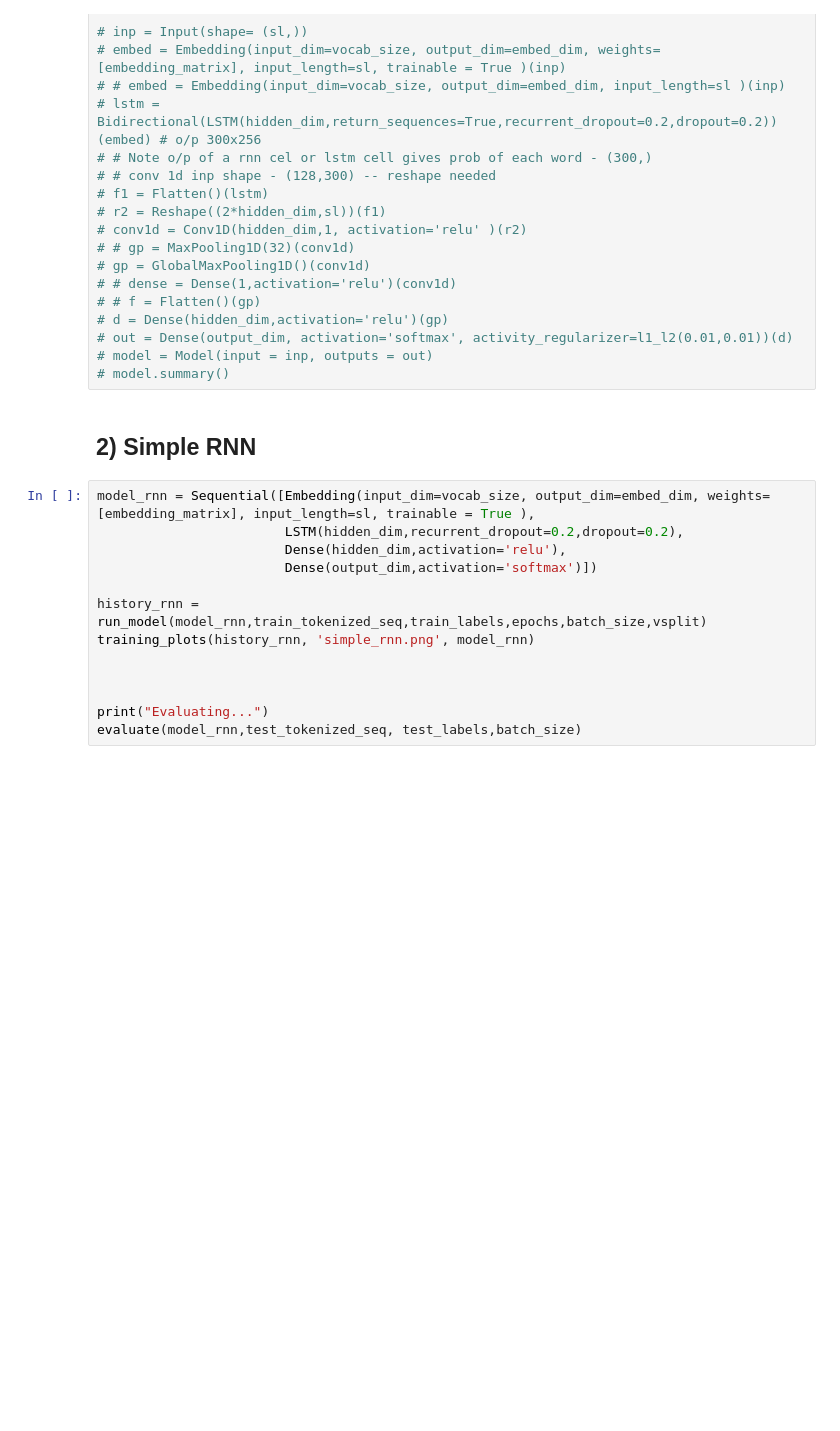
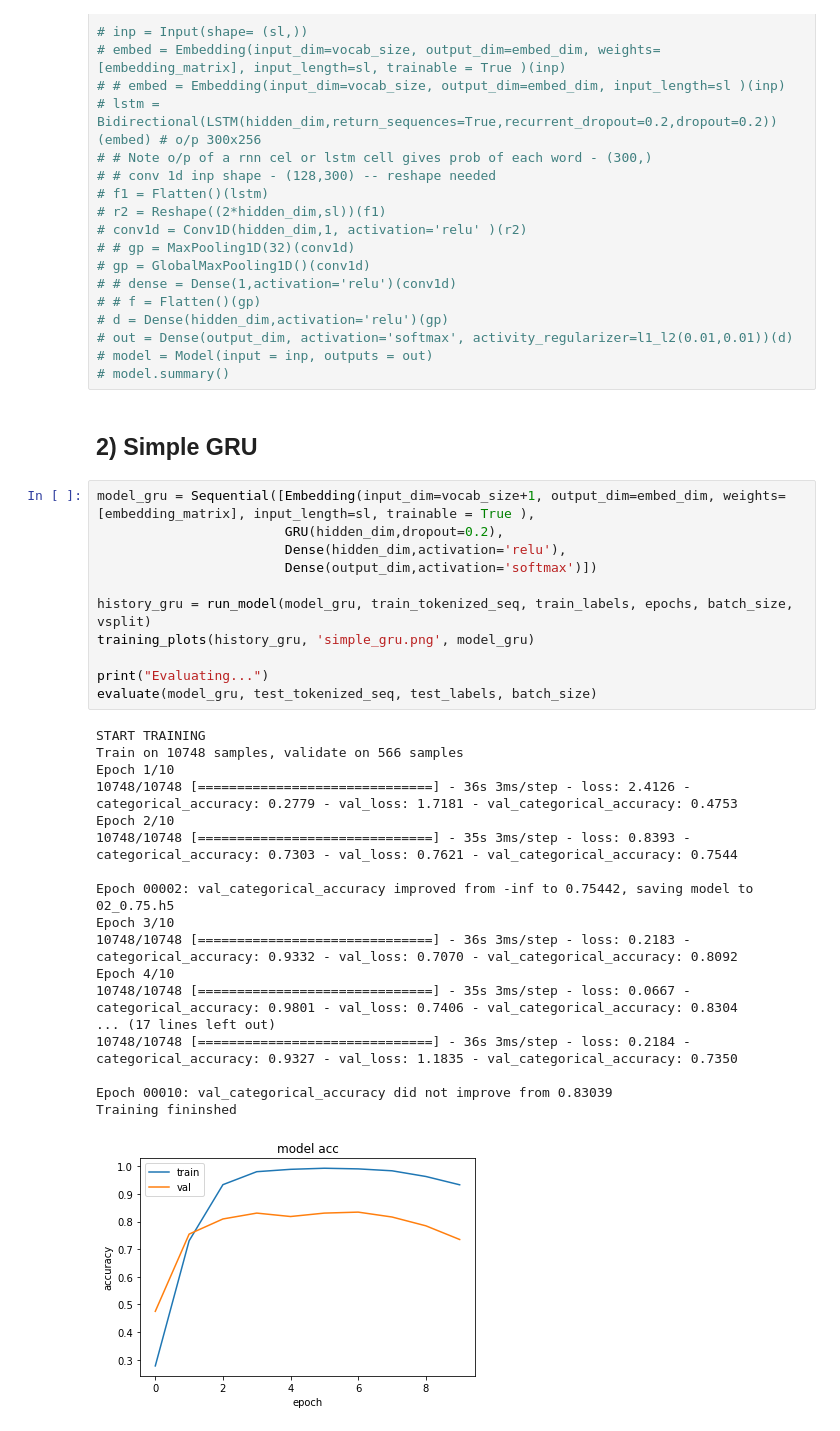
Before and after one commit to QuickLearner171998/Weighted-RNN-for-News-Text-Classification, a Jupyter notebook: WRNN_News_Text_Classification.ipynb, the cells around one changed output. Drawn from its saved outputs; the diff is of its cells as text; blank space fills up the shorter version.

```diff
--- a/WRNN_News_Text_Classification.ipynb
+++ b/WRNN_News_Text_Classification.ipynb
@@ -455,17 +502,34 @@ Epoch 3/10
 # model = Model(input = inp, outputs = out)
 # model.summary()
 # %% [markdown]
-## 2) Simple RNN
+## 2) Simple  GRU
 # %%
-model_rnn = Sequential([Embedding(input_dim=vocab_size, output_dim=embed_dim, weights= [embedding_matrix], input_length=sl, trainable = True ),
-                        LSTM(hidden_dim,recurrent_dropout=0.2,dropout=0.2),
+model_gru = Sequential([Embedding(input_dim=vocab_size+1, output_dim=embed_dim, weights= [embedding_matrix], input_length=sl, trainable = True ),
+                        GRU(hidden_dim,dropout=0.2),
                         Dense(hidden_dim,activation='relu'),
                         Dense(output_dim,activation='softmax')])
 
-history_rnn = run_model(model_rnn,train_tokenized_seq,train_labels,epochs,batch_size,vsplit)
-training_plots(history_rnn, 'simple_rnn.png', model_rnn)
-
-
+history_gru = run_model(model_gru, train_tokenized_seq, train_labels, epochs, batch_size, vsplit)
+training_plots(history_gru, 'simple_gru.png', model_gru)
 
 print("Evaluating...")
-evaluate(model_rnn,test_tokenized_seq, test_labels,batch_size)
+evaluate(model_gru, test_tokenized_seq, test_labels, batch_size)
+# %% [output]
+START TRAINING
+Train on 10748 samples, validate on 566 samples
+Epoch 1/10
+10748/10748 [==============================] - 36s 3ms/step - loss: 2.4126 - categorical_accuracy: 0.2779 - val_loss: 1.7181 - val_categorical_accuracy: 0.4753
+Epoch 2/10
+10748/10748 [==============================] - 35s 3ms/step - loss: 0.8393 - categorical_accuracy: 0.7303 - val_loss: 0.7621 - val_categorical_accuracy: 0.7544
+
+Epoch 00002: val_categorical_accuracy improved from -inf to 0.75442, saving model to 02_0.75.h5
+Epoch 3/10
+10748/10748 [==============================] - 36s 3ms/step - loss: 0.2183 - categorical_accuracy: 0.9332 - val_loss: 0.7070 - val_categorical_accuracy: 0.8092
+Epoch 4/10
+10748/10748 [==============================] - 35s 3ms/step - loss: 0.0667 - categorical_accuracy: 0.9801 - val_loss: 0.7406 - val_categorical_accuracy: 0.8304
+... (17 lines left out)
+10748/10748 [==============================] - 36s 3ms/step - loss: 0.2184 - categorical_accuracy: 0.9327 - val_loss: 1.1835 - val_categorical_accuracy: 0.7350
+
+Epoch 00010: val_categorical_accuracy did not improve from 0.83039
+Training fininshed
+[figure, added]
```
Also changed, not shown: parts of 17 cells of this notebook.
